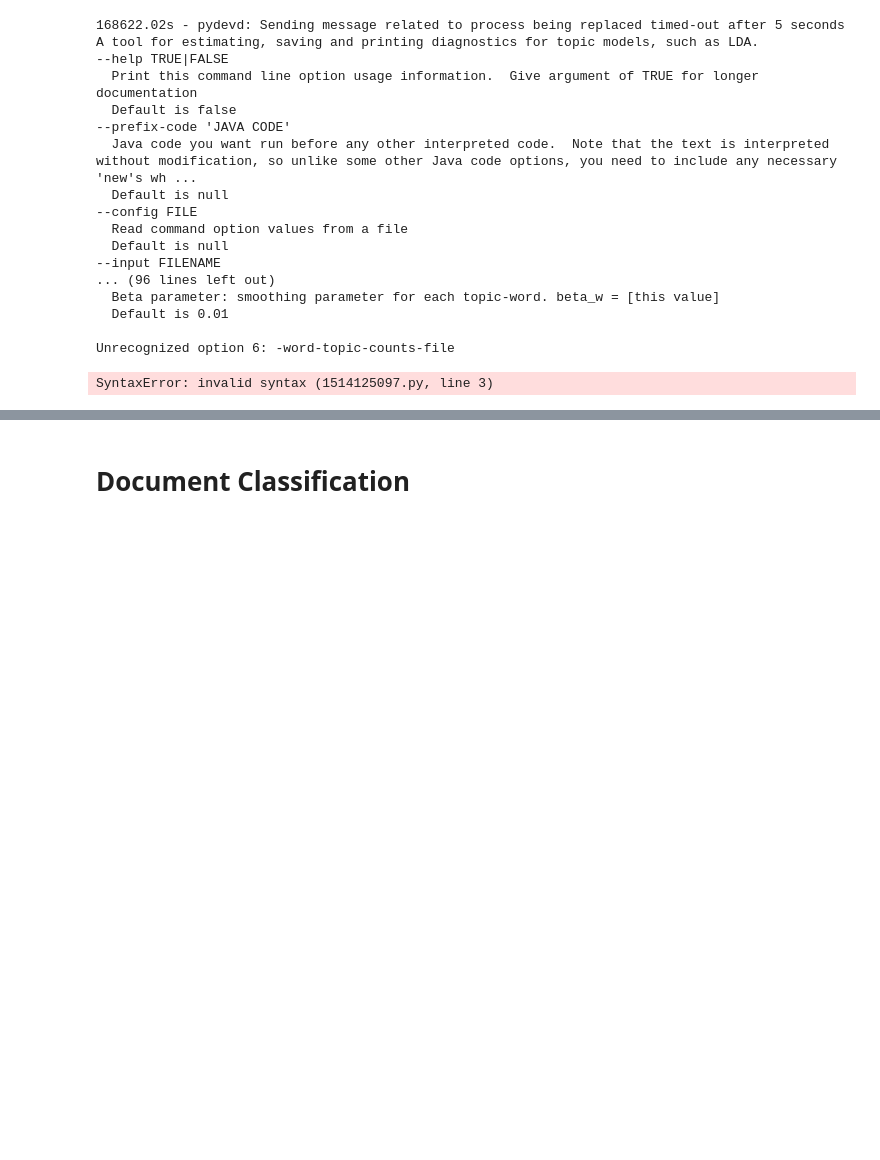
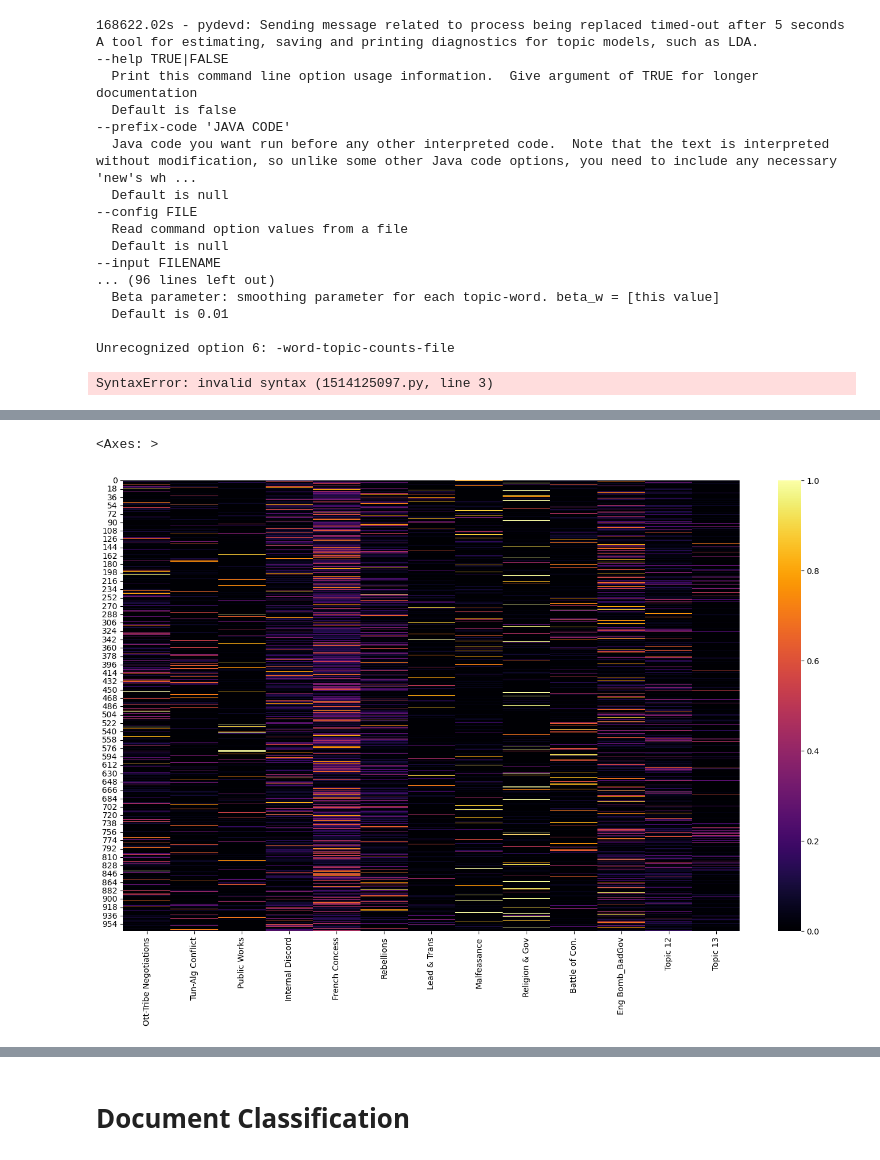
Before and after one commit to aaron68lee/NLP-Graphical-Knowledge-Mining, a Jupyter notebook: Topic_Modeling.ipynb, the cells around one changed output, grey strips where cells are left out. Cells and saved outputs as stored; diff of their text form; code cells hidden in the pictures; blank space fills up the shorter version.

```diff
--- a/Topic_Modeling.ipynb
+++ b/Topic_Modeling.ipynb
@@ -311,7 +310,7 @@ plt.show()
 #which allows the model to better fit the data by allowing some topics to be more prominent than others.
 #Optimization every 10-20 iterations is reasonable.
 
-opt_topics = np.argmax(coherence_values) + start
+opt_topics = np.argmax(coherence_values) # + start
 #print(coherence_values)
 print("Topics maximizing coherence score: ", opt_topics + start)
 
@@ -523,0 +650,38 @@ bin/mallet run cc.mallet.topics.PolylingualTopicModel \
+# %%
+# Represent the topic weights in each document as a heatmap.
+#!pip3 install seaborn
+import numpy as np
+import seaborn as sns
+import matplotlib.pyplot as plt
+
+%matplotlib inline
+
+plt.rcParams['figure.figsize'] = (17.0, 10.0)
+#print(df.columns)
+
+# drop non-numeric columns
+#heatmap = df[df.columns.values].astype(float)
+df_heat = df.drop(df.columns[0], axis=1)
+
+'''
+print("Columns: ", df.columns.values)
+
+'''
+#print(type(df_heat.iloc[0][0]))
+# Create a heatmap that is visually accessible (see https://matplotlib.org/tutorials/colors/colormaps.html)
+# using the 'inferno' colormap.
+
+'''
+# Check for non-float illegal values
+# select columns with non-float values
+non_float_cols = df_heat.select_dtypes(exclude=['float']).columns
+# select rows with non-null non-float values
+non_float_rows = df_heat.loc[:, non_float_cols].notna().sum(axis=1) > 0
+# print the non-float values
+print(df_heat.loc[non_float_rows, non_float_cols])
+'''
+
+sns.heatmap(df_heat, cmap='inferno', vmin=0.0, vmax=1.0)
+# %% [output]
+<Axes: >
+[figure, added]
```
Also changed, not shown: parts of 15 cells of this notebook.
